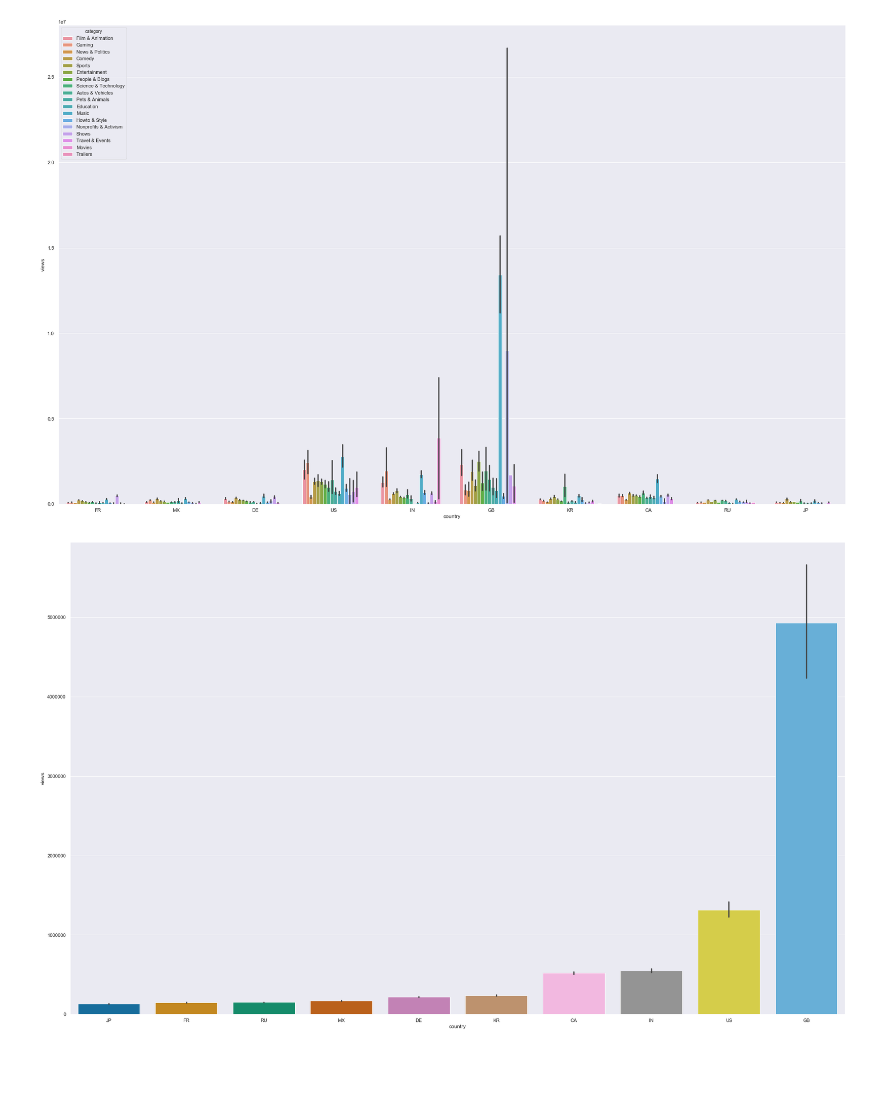
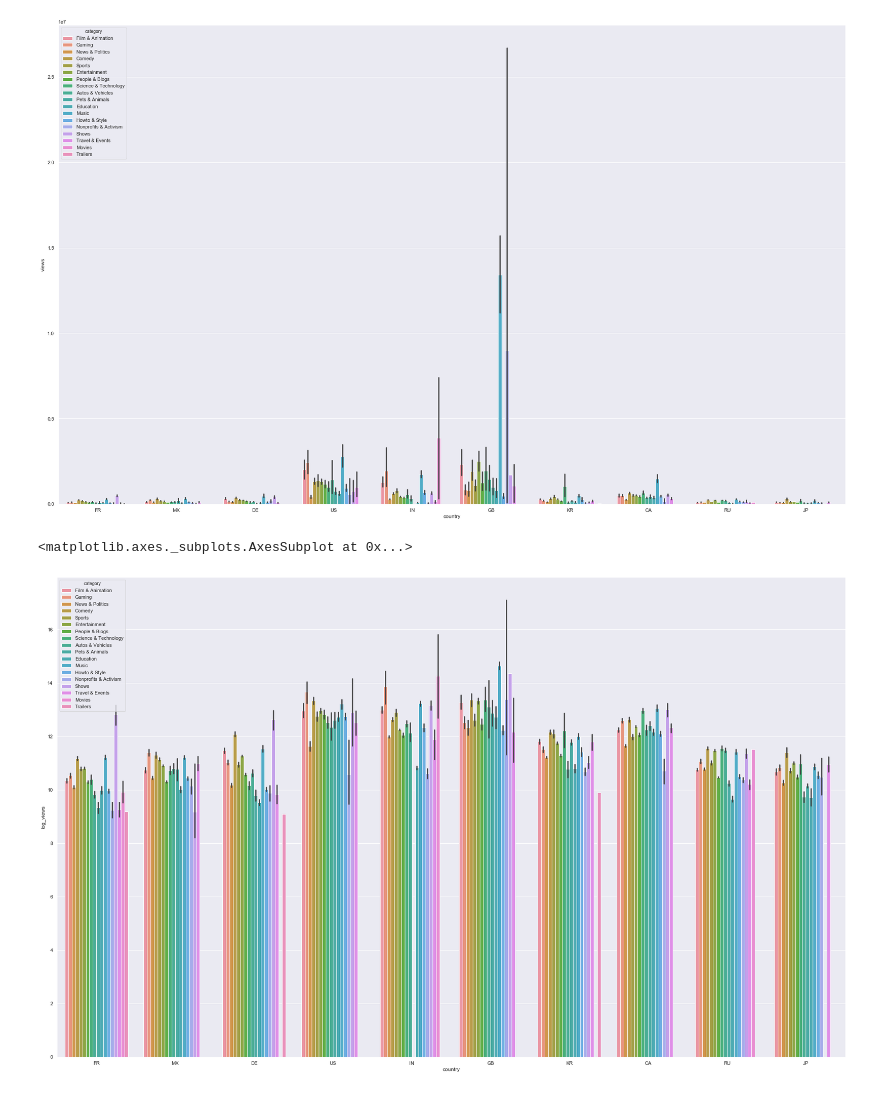
Before and after one commit to Carlene/youtube_trending, a Jupyter notebook: youtube_project.ipynb, the cells around one changed output. Cells and saved outputs as stored; diff of their text form; code cells hidden in the pictures; blank space fills up the shorter version.

```diff
--- a/youtube_project.ipynb
+++ b/youtube_project.ipynb
@@ -133,7 +151,8 @@ ax = sns.barplot(x="country", y="views", hue="category", data=df)
 # %% [output]
 [figure]
 # %%
-sns.set_palette("colorblind")
-ax = sns.barplot(x="country", y="views", data=df, order=["JP","FR","RU","MX","DE","KR","CA","IN","US","GB"])
+sns.barplot( x=df["country"], y=df["log_views"], hue=df["category"])
+# ax = sns.barplot(x="country", y="views", hue="category", data=df, order=["GB"])
 # %% [output]
+<matplotlib.axes._subplots.AxesSubplot at 0x...>
-[figure, old version]
+[figure, new version]
```
Also changed, not shown: parts of 17 cells of this notebook.
